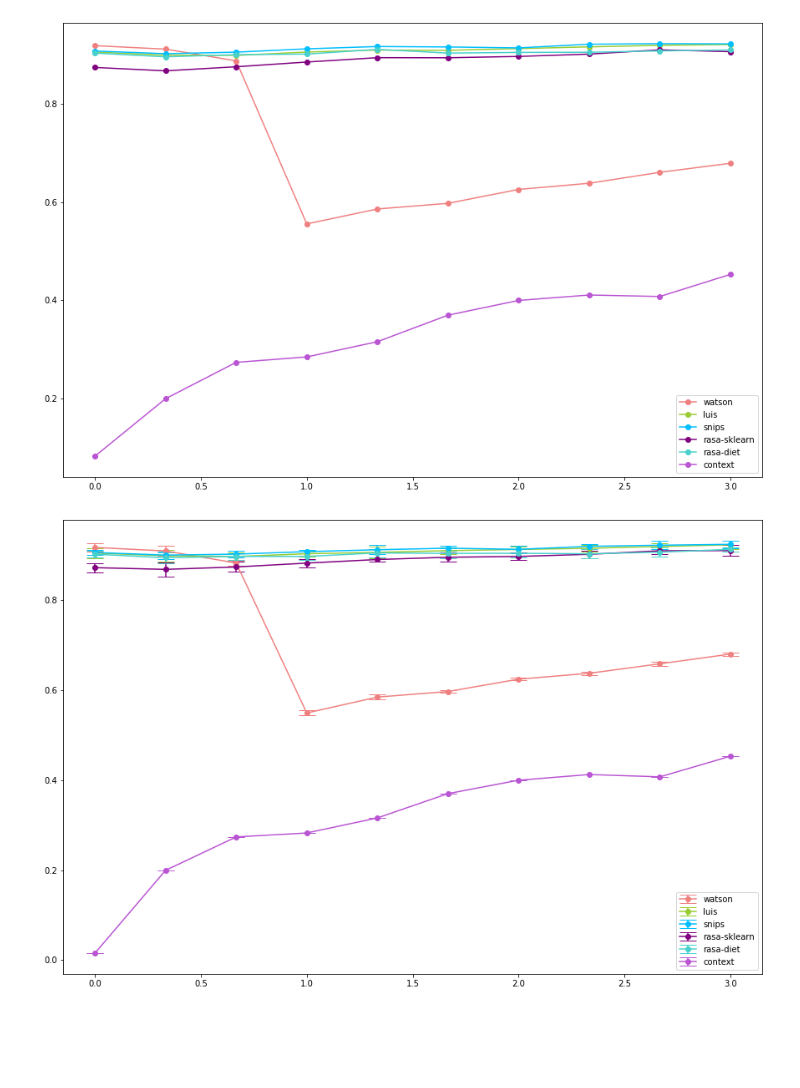
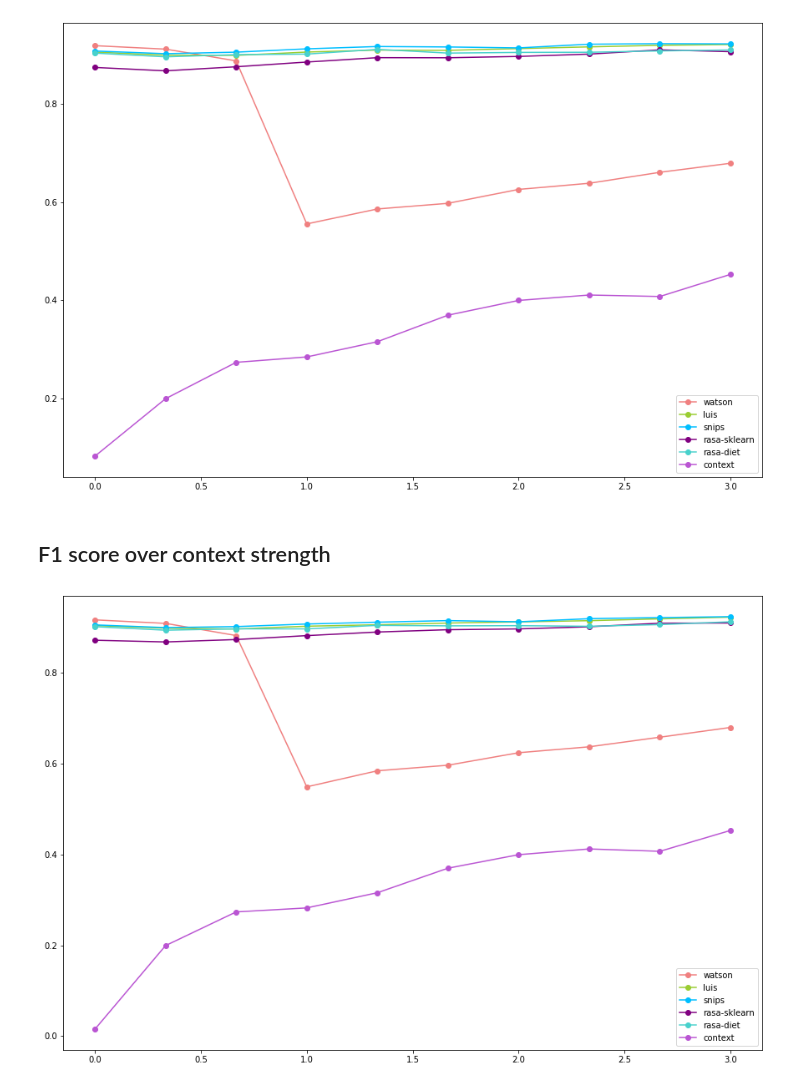
Before and after one commit to ranimkhojah/confidence-estimation-benchmark, a Jupyter notebook: scripts/contextual_performance.ipynb, the cells around one changed output. Drawn from its saved outputs; the diff is of its cells as text; code cells hidden in the pictures; blank space fills up the shorter version.

```diff
--- a/scripts/contextual_performance.ipynb
+++ b/scripts/contextual_performance.ipynb
@@ -361,13 +363,3 @@ plt.legend()
 plt.show()
 # %% [output]
 [figure]
-# %%
-fig, ax = plt.subplots(figsize=(15, 10))
-for i, nlu in enumerate(NLU_NAMES+["context"]):
-    f1_mean = [result[nlu]['f1']['mean'] for result in results_across_context_strengths]
-    f1_sd = [result[nlu]['f1']['sd'] for result in results_across_context_strengths]
-    plt.errorbar(CONTEXT_STRENGTHS, f1_mean, fmt='o', yerr=f1_sd, ls='-', capsize=10, label=nlu, color=COLORS[i])
-plt.legend()
-plt.show()
-# %% [output]
-[figure, removed]
@@ -373,0 +368,25 @@ plt.show()
+# %%
+context_accuracy_scores = [result['context']['accuracy']['mean'] for result in results_across_context_strengths]
+sorted_result_indexes = sorted(range(len(context_accuracy_scores)), key=lambda i: context_accuracy_scores[i])
+sorted_context_accuracy_scores = [context_accuracy_scores[i] for i in sorted_result_indexes]
+fig, ax = plt.subplots(figsize=(15, 10))
+for i, nlu in enumerate(NLU_NAMES+["context"]):
+    accuracies_mean = [result[nlu]['accuracy']['mean'] for result in results_across_context_strengths]
+    #accuracies_sd = [result[nlu]['accuracy']['sd'] for result in results_across_context_strengths]
+    accuracies_sd=None
+    plt.errorbar(CONTEXT_STRENGTHS, accuracies_mean, fmt='o', yerr=accuracies_sd, ls='-', capsize=10, label=nlu, color=COLORS[i])
+plt.legend()
+plt.show()
+# %% [markdown]
+## F1 score over context strength
+# %%
+fig, ax = plt.subplots(figsize=(15, 10))
+for i, nlu in enumerate(NLU_NAMES+["context"]):
+    f1_mean = [result[nlu]['f1']['mean'] for result in results_across_context_strengths]
+    #f1_sd = [result[nlu]['f1']['sd'] for result in results_across_context_strengths]
+    f1_sd = None
+    plt.errorbar(CONTEXT_STRENGTHS, f1_mean, fmt='o', yerr=f1_sd, ls='-', capsize=10, label=nlu, color=COLORS[i])
+plt.legend()
+plt.show()
+# %% [output]
+[figure, added]
```
Also changed, not shown: parts of 12 cells of this notebook.
